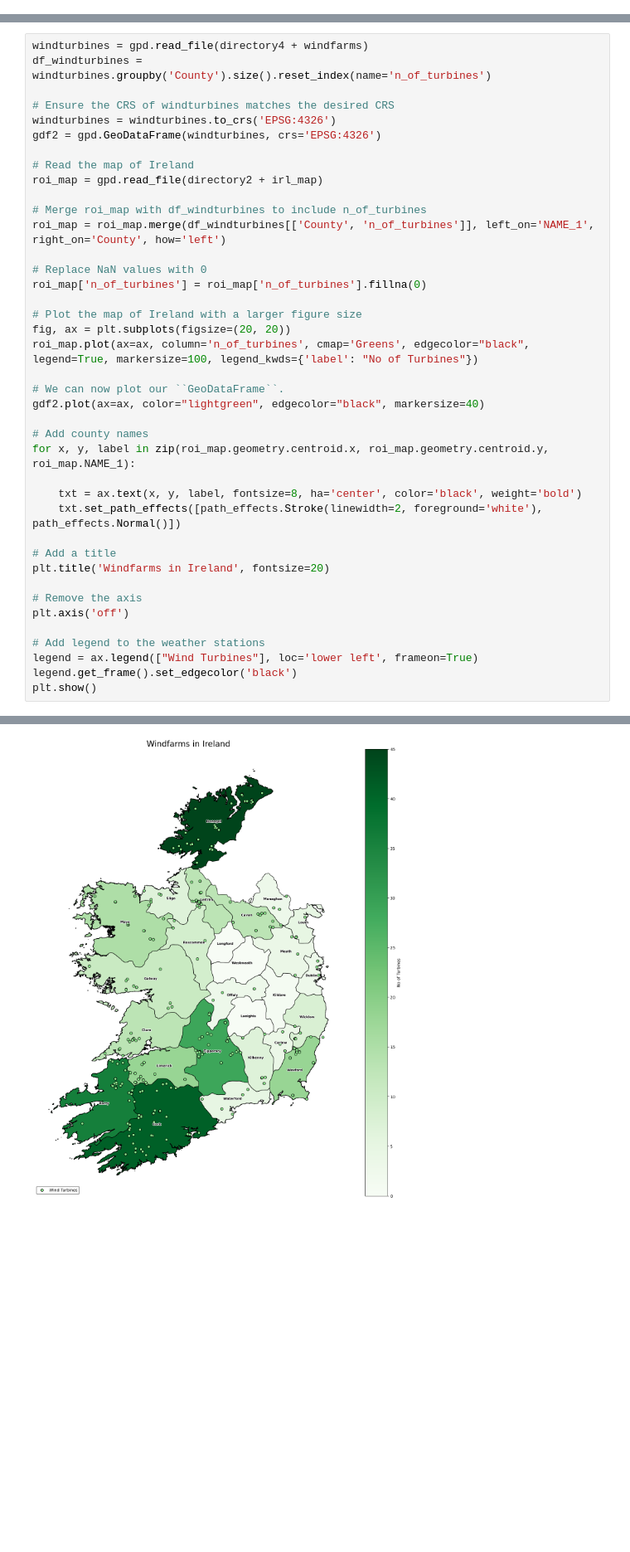
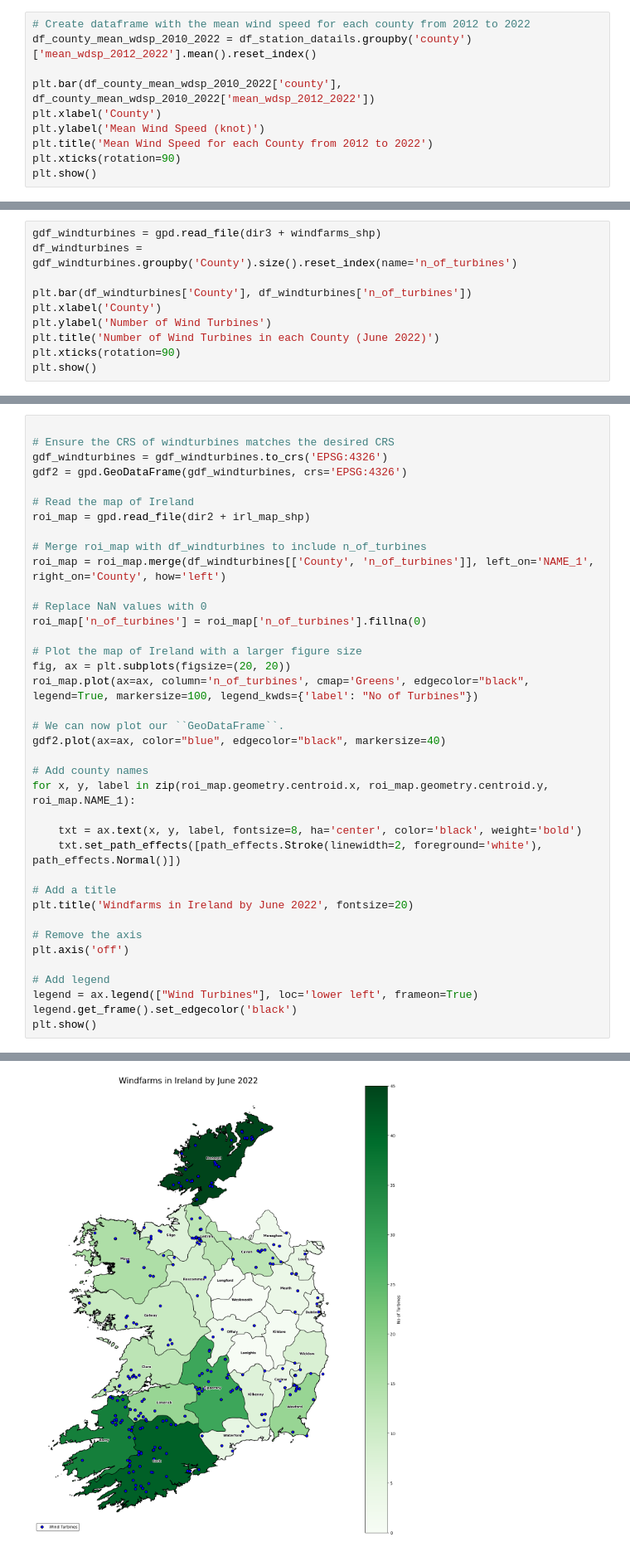
Before and after one commit to kronos164/programming-for-data-analytics, a Jupyter notebook: project/windspeed-and-windfarm-ireland.ipynb, the cells around one changed output, grey strips where cells are left out. Shown at 83% size. Saved outputs shown, nothing was run; the diff lists cells and outputs as text; blank space fills up the shorter version.

```diff
--- a/project/windspeed-and-windfarm-ireland.ipynb
+++ b/project/windspeed-and-windfarm-ireland.ipynb
@@ -231,0 +194,10 @@ df_county_mean_wdsp = df_station_datails.groupby('county')['mean_wdsp'].mean().r
+# %%
+# Create dataframe with the mean wind speed for each county from 2012 to 2022
+df_county_mean_wdsp_2010_2022 = df_station_datails.groupby('county')['mean_wdsp_2012_2022'].mean().reset_index()
+
+plt.bar(df_county_mean_wdsp_2010_2022['county'], df_county_mean_wdsp_2010_2022['mean_wdsp_2012_2022'])
+plt.xlabel('County')
+plt.ylabel('Mean Wind Speed (knot)')
+plt.title('Mean Wind Speed for each County from 2012 to 2022')
+plt.xticks(rotation=90)
+plt.show()
@@ -281,0 +284,10 @@ plt.show()
+# %%
+gdf_windturbines = gpd.read_file(dir3 + windfarms_shp)
+df_windturbines = gdf_windturbines.groupby('County').size().reset_index(name='n_of_turbines')
+
+plt.bar(df_windturbines['County'], df_windturbines['n_of_turbines'])
+plt.xlabel('County')
+plt.ylabel('Number of Wind Turbines')
+plt.title('Number of Wind Turbines in each County (June 2022)')
+plt.xticks(rotation=90)
+plt.show()
@@ -282,43 +296,41 @@ plt.show()
 # %%
-windturbines = gpd.read_file(directory4 + windfarms)
-df_windturbines = windturbines.groupby('County').size().reset_index(name='n_of_turbines')
 
 # Ensure the CRS of windturbines matches the desired CRS
-windturbines = windturbines.to_crs('EPSG:4326')
-gdf2 = gpd.GeoDataFrame(windturbines, crs='EPSG:4326')
+gdf_windturbines = gdf_windturbines.to_crs('EPSG:4326')
+gdf2 = gpd.GeoDataFrame(gdf_windturbines, crs='EPSG:4326')
 
 # Read the map of Ireland
-roi_map = gpd.read_file(directory2 + irl_map)
+roi_map = gpd.read_file(dir2 + irl_map_shp)
 
 # Merge roi_map with df_windturbines to include n_of_turbines
 roi_map = roi_map.merge(df_windturbines[['County', 'n_of_turbines']], left_on='NAME_1', right_on='County', how='left')
 
 # Replace NaN values with 0
 roi_map['n_of_turbines'] = roi_map['n_of_turbines'].fillna(0)
 
 # Plot the map of Ireland with a larger figure size
 fig, ax = plt.subplots(figsize=(20, 20))
 roi_map.plot(ax=ax, column='n_of_turbines', cmap='Greens', edgecolor="black", legend=True, markersize=100, legend_kwds={'label': "No of Turbines"})
 
 # We can now plot our ``GeoDataFrame``.
-gdf2.plot(ax=ax, color="lightgreen", edgecolor="black", markersize=40)
+gdf2.plot(ax=ax, color="blue", edgecolor="black", markersize=40)
 
 # Add county names
 for x, y, label in zip(roi_map.geometry.centroid.x, roi_map.geometry.centroid.y, roi_map.NAME_1):
 
     txt = ax.text(x, y, label, fontsize=8, ha='center', color='black', weight='bold')
     txt.set_path_effects([path_effects.Stroke(linewidth=2, foreground='white'), path_effects.Normal()])
 
 # Add a title
-plt.title('Windfarms in Ireland', fontsize=20)
+plt.title('Windfarms in Ireland by June 2022', fontsize=20)
 
 # Remove the axis
 plt.axis('off')
 
-# Add legend to the weather stations
+# Add legend
 legend = ax.legend(["Wind Turbines"], loc='lower left', frameon=True)
 legend.get_frame().set_edgecolor('black')
 plt.show()
 # %% [output]
   for x, y, label in zip(roi_map.geometry.centroid.x, roi_map.geometry.centroid.y, roi_map.NAME_1):
-[figure, old version]
+[figure, new version]
```
Also changed, not shown: parts of 10 cells of this notebook, 1 other file.
